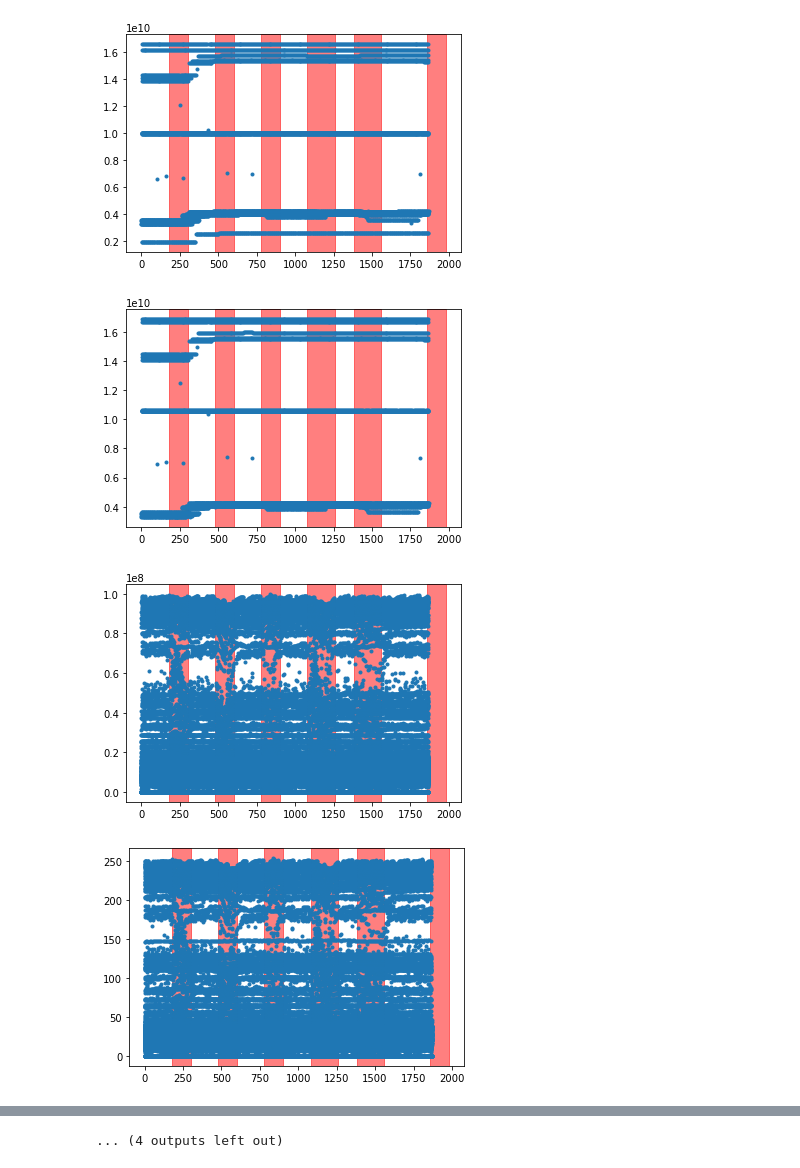
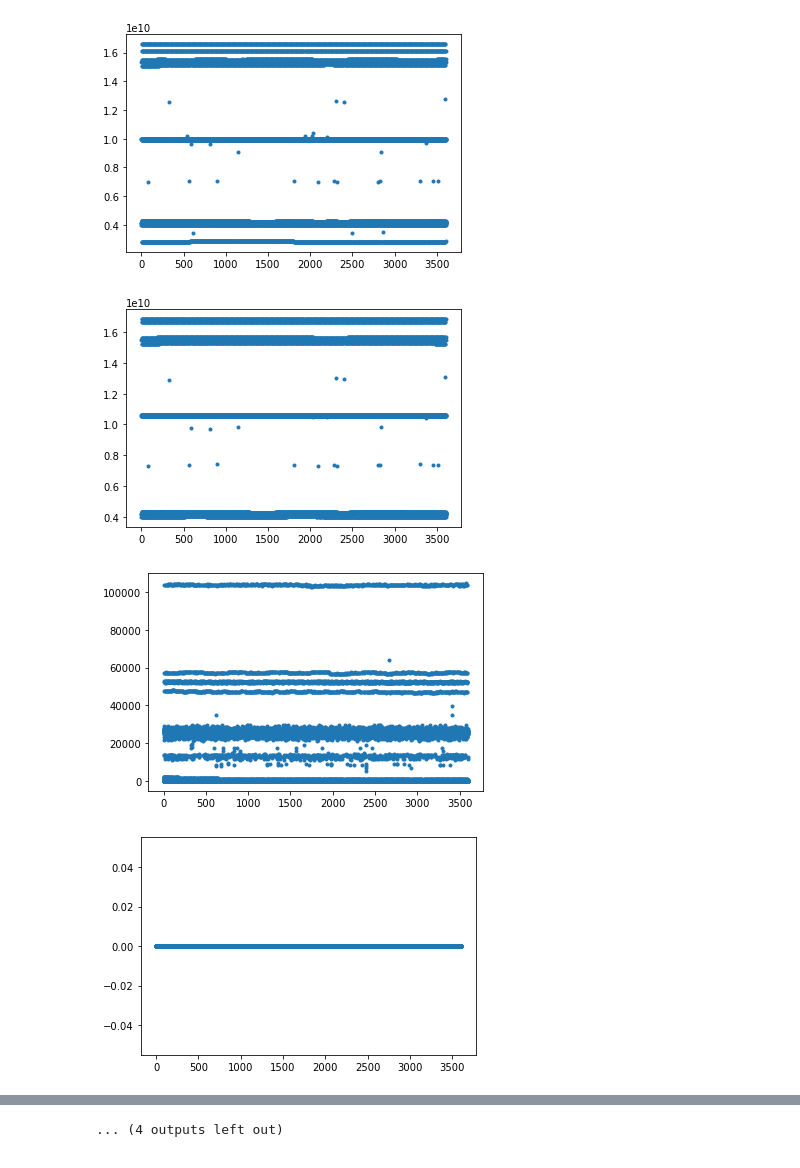
Before and after one commit to glicerico/visualize-telemetry, a Jupyter notebook: notebooks/preproc_data0.ipynb, the cells around one changed output, grey strips where cells are left out. Saved outputs shown, nothing was run; the diff lists cells and outputs as text; code cells hidden in the pictures.

Commit message:
generating some plots for slack report

```diff
--- a/notebooks/preproc_data0.ipynb
+++ b/notebooks/preproc_data0.ipynb
@@ -6,7 +6,7 @@ import matplotlib.pyplot as plt
 ### PARAMETERS
 ##################
 
-dataset_path = '/home/andres/CAiN_repos/telemetry/1/baseline_no_anomaly.csv'
+dataset_path = '/home/andres/CAiN_repos/telemetry/0/baseline_no_anomaly.csv'
 #dataset_path = '/home/andres/CAiN_repos/telemetry/1/baseline_no_anomaly_500Gbps.csv'
 #dataset_path = '/home/andres/CAiN_repos/telemetry/3/bgpclear08042017.csv'
 
@@ -99,10 +97,10 @@ for feature in avg_cols:
     fig, ax = plt.subplots()
     ax.plot(agg_telemetry['time'], agg_telemetry[feature], '.')
 
-    ax.axvspan(3*60, 5*60, alpha=0.5, color='red')
-    ax.axvspan(8*60, 10*60, alpha=0.5, color='red')
-    ax.axvspan(13*60, 15*60, alpha=0.5, color='red')
-    ax.axvspan(18*60, 21*60, alpha=0.5, color='red')
-    ax.axvspan(23*60, 26*60, alpha=0.5, color='red')
-    ax.axvspan(31*60, 33*60, alpha=0.5, color='red')
+#     ax.axvspan(3*60, 5*60, alpha=0.5, color='red')
+#     ax.axvspan(8*60, 10*60, alpha=0.5, color='red')
+#     ax.axvspan(13*60, 15*60, alpha=0.5, color='red')
+#     ax.axvspan(18*60, 21*60, alpha=0.5, color='red')
+#     ax.axvspan(23*60, 26*60, alpha=0.5, color='red')
+#     ax.axvspan(31*60, 33*60, alpha=0.5, color='red')
 # %% [output]
@@ -110,4 +108,4 @@ for feature in avg_cols:
-[figure, old version]
+[figure, new version]
-[figure, old version]
+[figure, new version]
-[figure, old version]
+[figure, new version]
-[figure, old version]
+[figure, new version]
```
Also changed, not shown: parts of 4 cells of this notebook, 2 other files.
